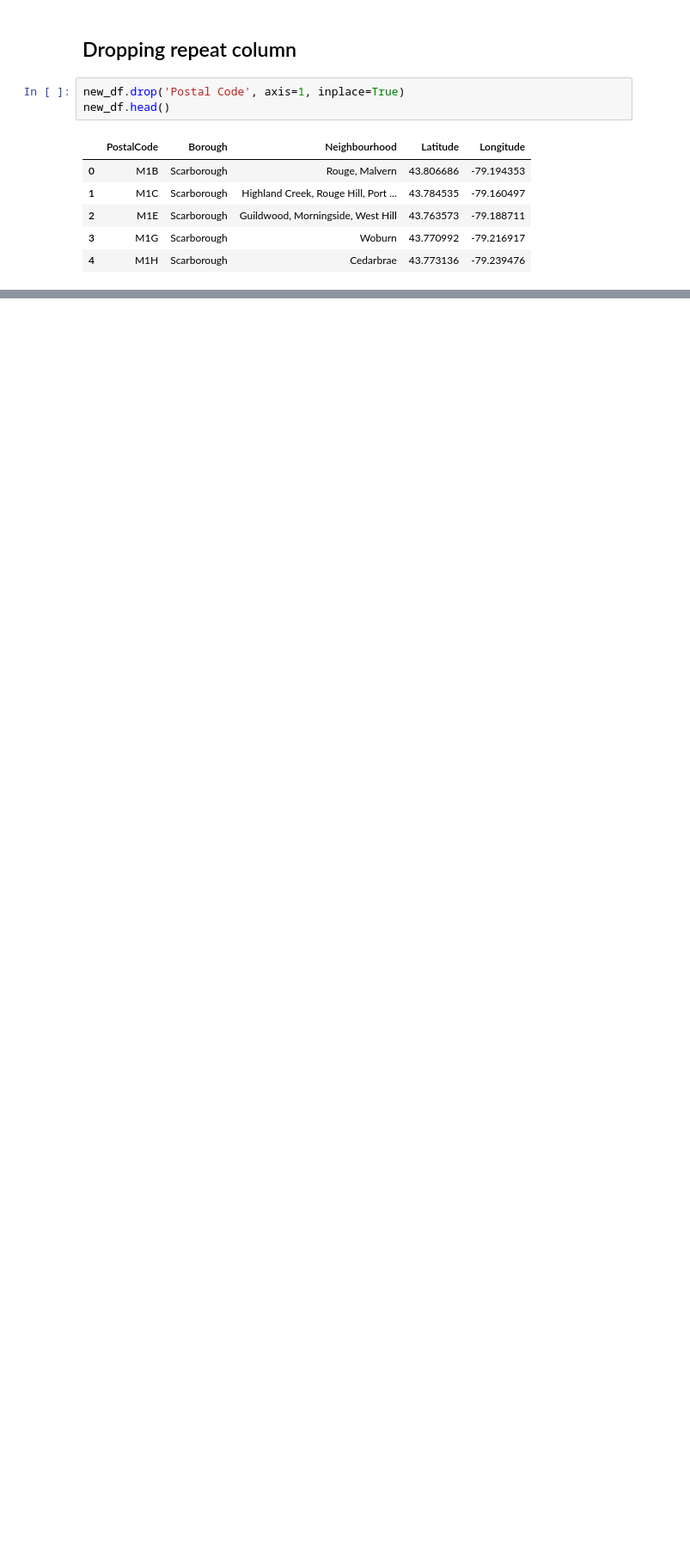
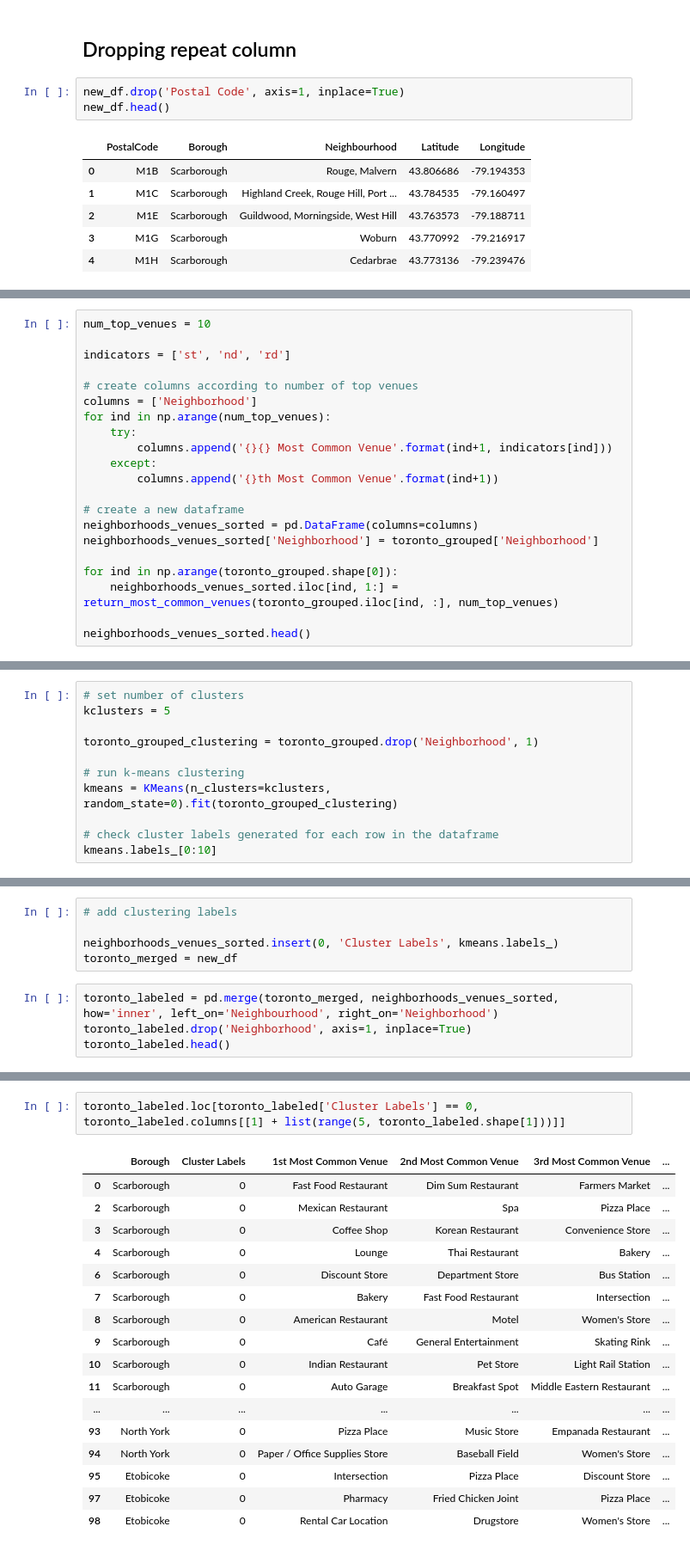
Before and after one commit to abhavasal/Coursera_Capstone, a Jupyter notebook: Toronto Data Project.ipynb, the cells around one changed output, grey strips where cells are left out. Shown at 86% size. Drawn from its saved outputs; the diff is of its cells as text; blank space fills up the shorter version.

```diff
--- a/Toronto Data Project.ipynb
+++ b/Toronto Data Project.ipynb
@@ -164,0 +419,21 @@ new_df.head()
+# %%
+num_top_venues = 10
+
+indicators = ['st', 'nd', 'rd']
+
+# create columns according to number of top venues
+columns = ['Neighborhood']
+for ind in np.arange(num_top_venues):
+    try:
+        columns.append('{}{} Most Common Venue'.format(ind+1, indicators[ind]))
+    except:
+        columns.append('{}th Most Common Venue'.format(ind+1))
+
+# create a new dataframe
+neighborhoods_venues_sorted = pd.DataFrame(columns=columns)
+neighborhoods_venues_sorted['Neighborhood'] = toronto_grouped['Neighborhood']
+
+for ind in np.arange(toronto_grouped.shape[0]):
+    neighborhoods_venues_sorted.iloc[ind, 1:] = return_most_common_venues(toronto_grouped.iloc[ind, :], num_top_venues)
+
+neighborhoods_venues_sorted.head()
@@ -164,0 +451,11 @@ new_df.head()
+# %%
+# set number of clusters
+kclusters = 5
+
+toronto_grouped_clustering = toronto_grouped.drop('Neighborhood', 1)
+
+# run k-means clustering
+kmeans = KMeans(n_clusters=kclusters, random_state=0).fit(toronto_grouped_clustering)
+
+# check cluster labels generated for each row in the dataframe
+kmeans.labels_[0:10]
@@ -164,0 +466,9 @@ new_df.head()
+# %%
+# add clustering labels
+
+neighborhoods_venues_sorted.insert(0, 'Cluster Labels', kmeans.labels_)
+toronto_merged = new_df
+# %%
+toronto_labeled = pd.merge(toronto_merged, neighborhoods_venues_sorted, how='inner', left_on='Neighbourhood', right_on='Neighborhood')
+toronto_labeled.drop('Neighborhood', axis=1, inplace=True)
+toronto_labeled.head()
@@ -164,0 +516,20 @@ new_df.head()
+# %%
+toronto_labeled.loc[toronto_labeled['Cluster Labels'] == 0, toronto_labeled.columns[[1] + list(range(5, toronto_labeled.shape[1]))]]
+# %% [output]
+|  | Borough | Cluster Labels | 1st Most Common Venue | 2nd Most Common Venue | 3rd Most Common Venue | ... |
+| 0 | Scarborough | 0 | Fast Food Restaurant | Dim Sum Restaurant | Farmers Market | ... |
+| 2 | Scarborough | 0 | Mexican Restaurant | Spa | Pizza Place | ... |
+| 3 | Scarborough | 0 | Coffee Shop | Korean Restaurant | Convenience Store | ... |
+| 4 | Scarborough | 0 | Lounge | Thai Restaurant | Bakery | ... |
+| 6 | Scarborough | 0 | Discount Store | Department Store | Bus Station | ... |
+| 7 | Scarborough | 0 | Bakery | Fast Food Restaurant | Intersection | ... |
+| 8 | Scarborough | 0 | American Restaurant | Motel | Women's Store | ... |
+| 9 | Scarborough | 0 | Café | General Entertainment | Skating Rink | ... |
+| 10 | Scarborough | 0 | Indian Restaurant | Pet Store | Light Rail Station | ... |
+| 11 | Scarborough | 0 | Auto Garage | Breakfast Spot | Middle Eastern Restaurant | ... |
+| ... | ... | ... | ... | ... | ... | ... |
+| 93 | North York | 0 | Pizza Place | Music Store | Empanada Restaurant | ... |
+| 94 | North York | 0 | Paper / Office Supplies Store | Baseball Field | Women's Store | ... |
+| 95 | Etobicoke | 0 | Intersection | Pizza Place | Discount Store | ... |
+| 97 | Etobicoke | 0 | Pharmacy | Fried Chicken Joint | Pizza Place | ... |
+| 98 | Etobicoke | 0 | Rental Car Location | Drugstore | Women's Store | ... |
```
Also changed, not shown: parts of 48 cells of this notebook.
